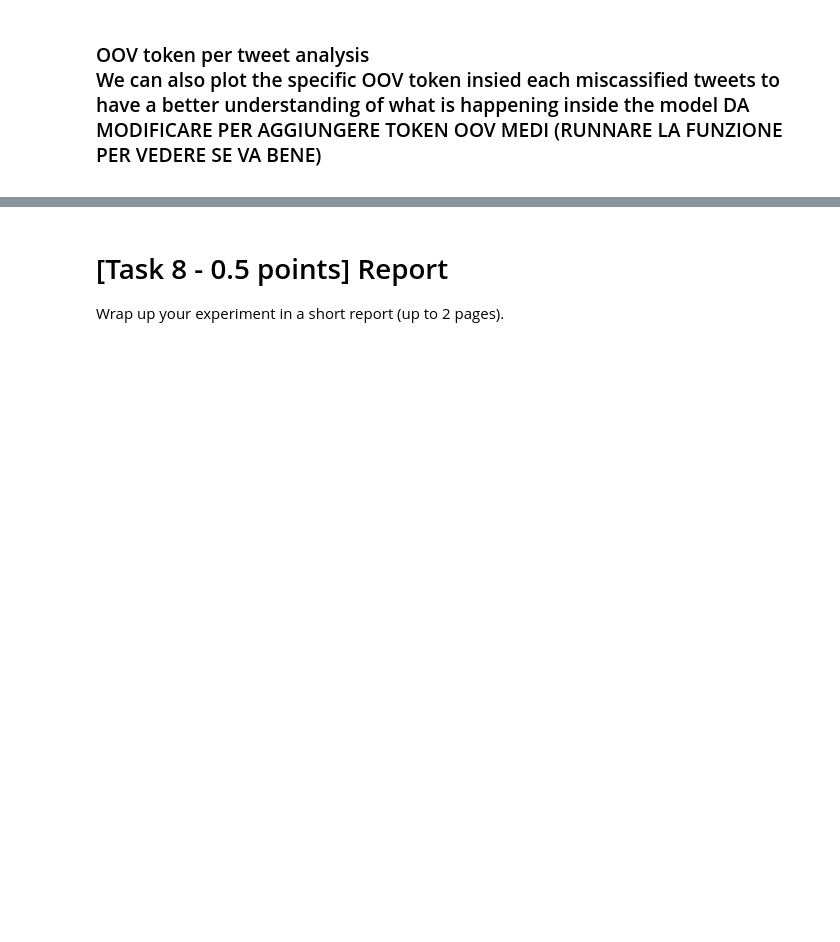
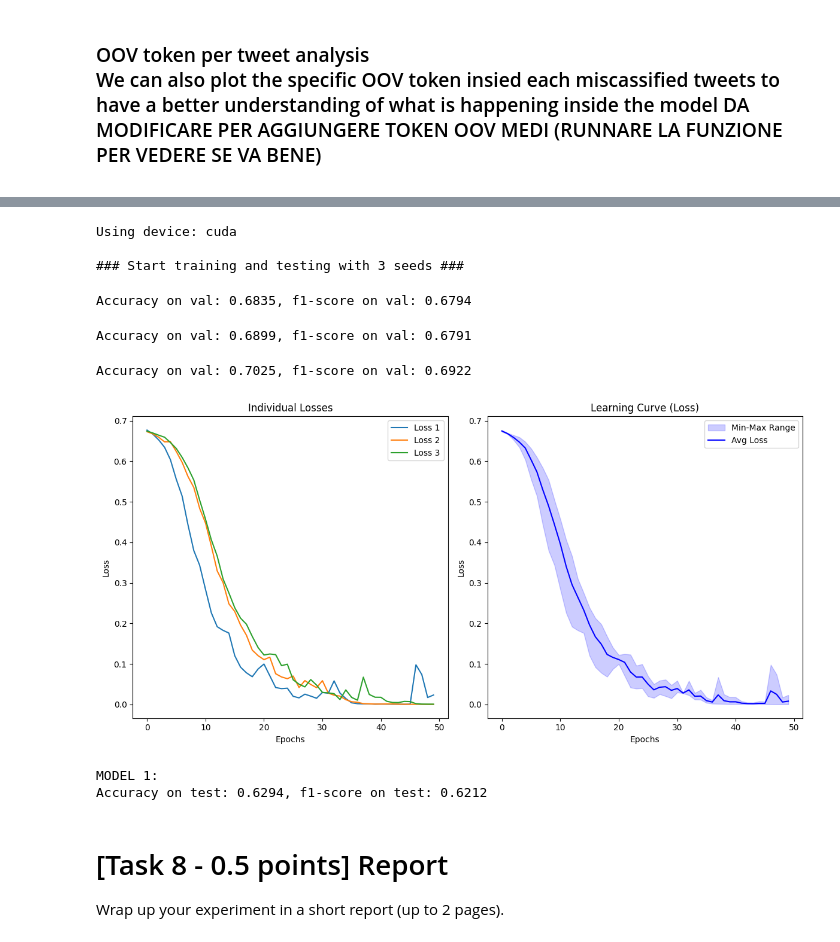
Before and after one commit to tancredibosi/nlp-assignments, a Jupyter notebook: Assignment1_2425.ipynb, the cells around one changed output, grey strips where cells are left out. Drawn from its saved outputs; the diff is of its cells as text; code cells hidden in the pictures; blank space fills up the shorter version.

```diff
--- a/Assignment1_2425.ipynb
+++ b/Assignment1_2425.ipynb
@@ -1416,3 +1602,20 @@ Label Tweet (OOV tokens highlighted in red)
+# %%
+model_1_trainer = CustomTrainer(model=model_1, num_epochs=50, batch_size=64, learning_rate=0.003)
+
+model_1_trainer.train_and_evaluate_multiple_seeds(train_df_embedded, validation_df_embedded, num_seeds=3)
+model_1_accuracy, model_1_f1, model_1_probs, model_1_labels, model_1_error_df = model_1_trainer.test(test_df_embedded)
+print('\n\nMODEL 1:')
+print(f"Accuracy on test: {model_1_accuracy:.4f}, f1-score on test: {model_1_f1:.4f}", end="\n\n")
+# %% [output]
+Using device: cuda
+
+### Start training and testing with 3 seeds ###
+Accuracy on val: 0.6835, f1-score on val: 0.6794
+Accuracy on val: 0.6899, f1-score on val: 0.6791
+Accuracy on val: 0.7025, f1-score on val: 0.6922
+[figure, added]
+MODEL 1:
+Accuracy on test: 0.6294, f1-score on test: 0.6212
 # %% [markdown]
 # [Task 8 - 0.5 points] Report
 
```
Also changed, not shown: parts of 29 cells of this notebook.
